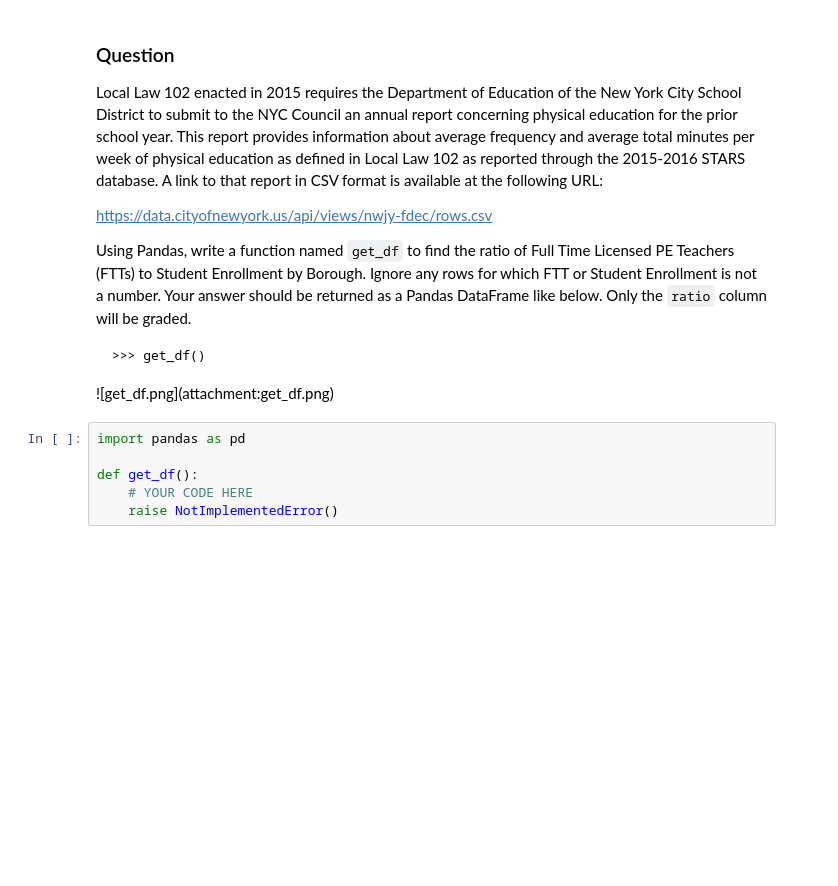
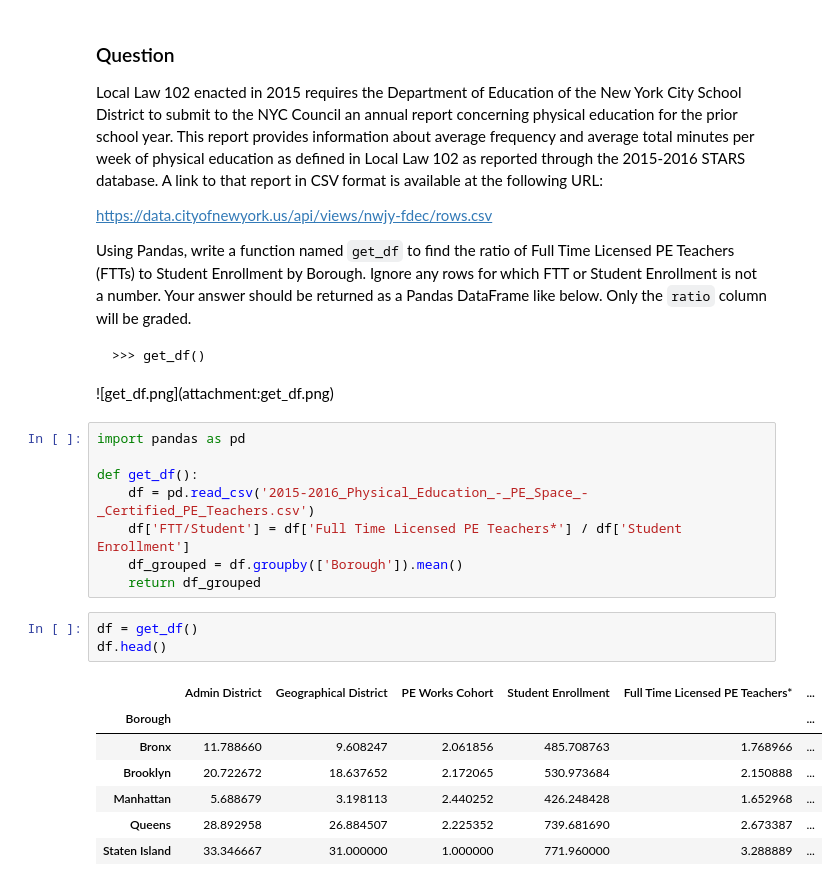
Before and after one commit to jko0401/columbia-python-bootcamp, a Jupyter notebook: Exam Prep/Waiver-Exam-2018-Fall.ipynb, the cells around one changed output. Drawn from its saved outputs; the diff is of its cells as text; blank space fills up the shorter version.

````diff
--- a/Exam Prep/Waiver-Exam-2018-Fall.ipynb
+++ b/Exam Prep/Waiver-Exam-2018-Fall.ipynb
@@ -304,9 +341,22 @@ Using Pandas, write a function named `get_df` to find the ratio of Full Time Lic
 ```
 
 <div style="width: 600px;">![get_df.png](attachment:get_df.png)</div>
-# %%
-import pandas as pd
-
-def get_df():
-    # YOUR CODE HERE
-    raise NotImplementedError()
+# %%
+import pandas as pd
+
+def get_df():
+    df = pd.read_csv('2015-2016_Physical_Education_-_PE_Space_-_Certified_PE_Teachers.csv')
+    df['FTT/Student'] = df['Full Time Licensed PE Teachers*'] / df['Student Enrollment']
+    df_grouped = df.groupby(['Borough']).mean()
+    return df_grouped
+# %%
+df = get_df()
+df.head()
+# %% [output]
+|  | Admin District | Geographical District | PE Works Cohort | Student Enrollment | Full Time Licensed PE Teachers* | ... |
+| Borough |  |  |  |  |  | ... |
+| Bronx | 11.788660 | 9.608247 | 2.061856 | 485.708763 | 1.768966 | ... |
+| Brooklyn | 20.722672 | 18.637652 | 2.172065 | 530.973684 | 2.150888 | ... |
+| Manhattan | 5.688679 | 3.198113 | 2.440252 | 426.248428 | 1.652968 | ... |
+| Queens | 28.892958 | 26.884507 | 2.225352 | 739.681690 | 2.673387 | ... |
+| Staten Island | 33.346667 | 31.000000 | 1.000000 | 771.960000 | 3.288889 | ... |
````
Also changed, not shown: parts of 8 cells of this notebook, 2 other files.
